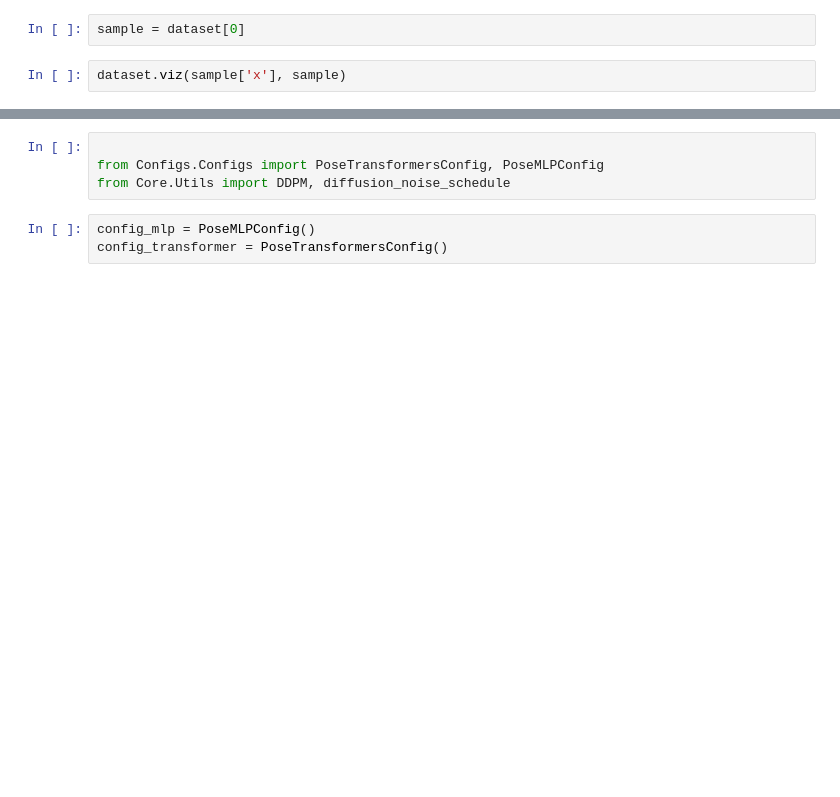
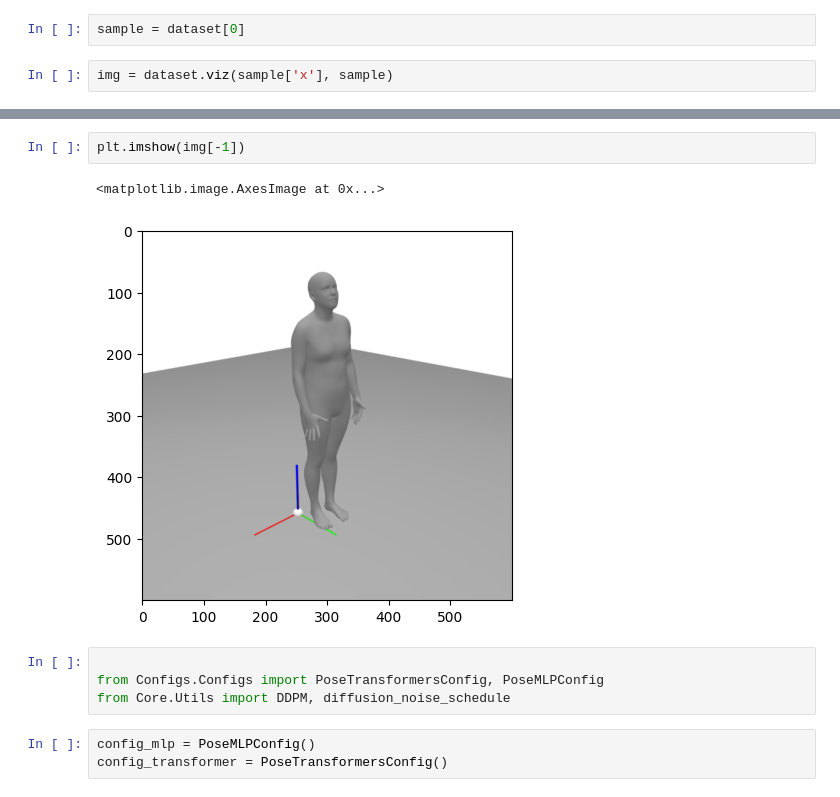
Before and after one commit to apoorv-s/Denoising-Diffusion-for-Inverse-Problems, a Jupyter notebook: PoseModel.ipynb, the cells around one changed output, grey strips where cells are left out. Saved outputs shown, nothing was run; the diff lists cells and outputs as text; blank space fills up the shorter version.

Commit message:
Visualization Mac

```diff
--- a/PoseModel.ipynb
+++ b/PoseModel.ipynb
@@ -16,4 +23,4 @@ Number of sequences 14096
 # %%
 sample = dataset[0]
 # %%
-dataset.viz(sample['x'], sample)
+img = dataset.viz(sample['x'], sample)
@@ -28,3 +31,8 @@ GLError: GLError(
+# %%
+plt.imshow(img[-1])
+# %% [output]
+<matplotlib.image.AxesImage at 0x...>
+[figure, added]
 # %%
 
 from Configs.Configs import PoseTransformersConfig, PoseMLPConfig
```
Also changed, not shown: parts of 6 cells of this notebook, 5 other files.
